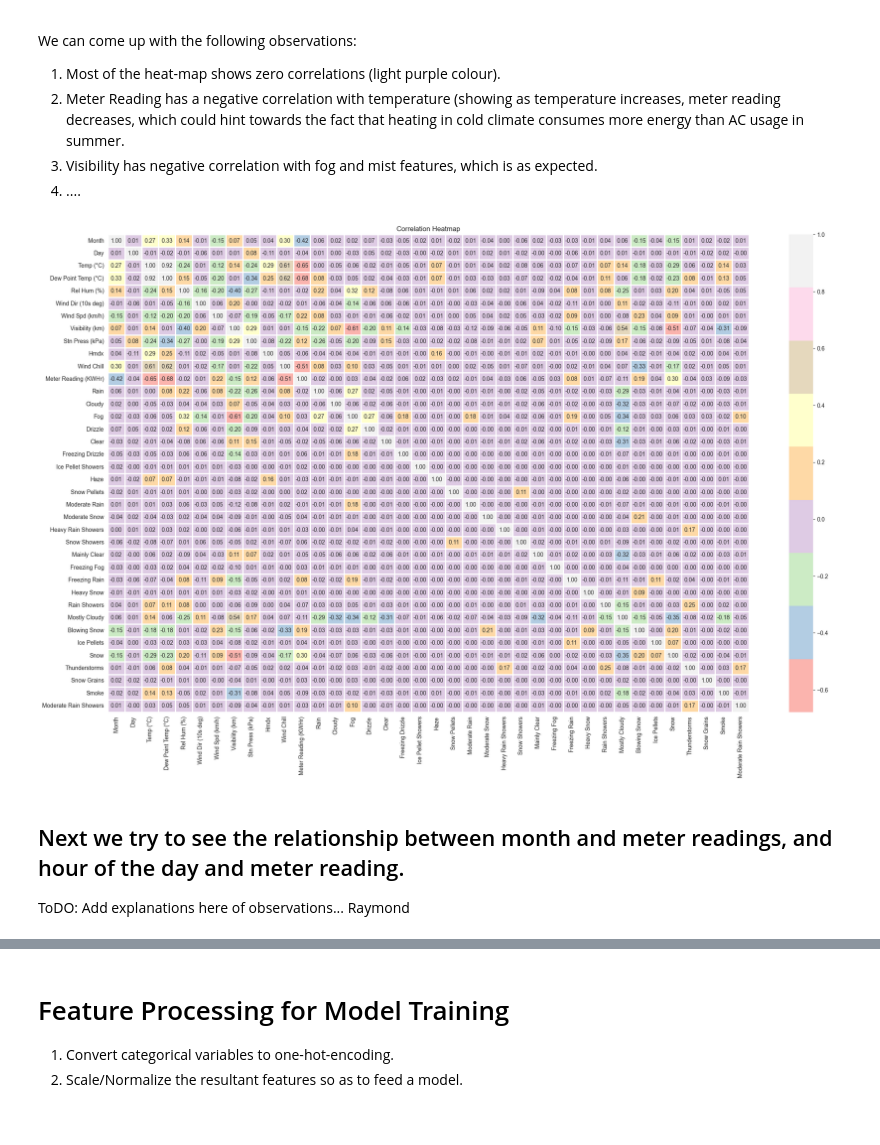
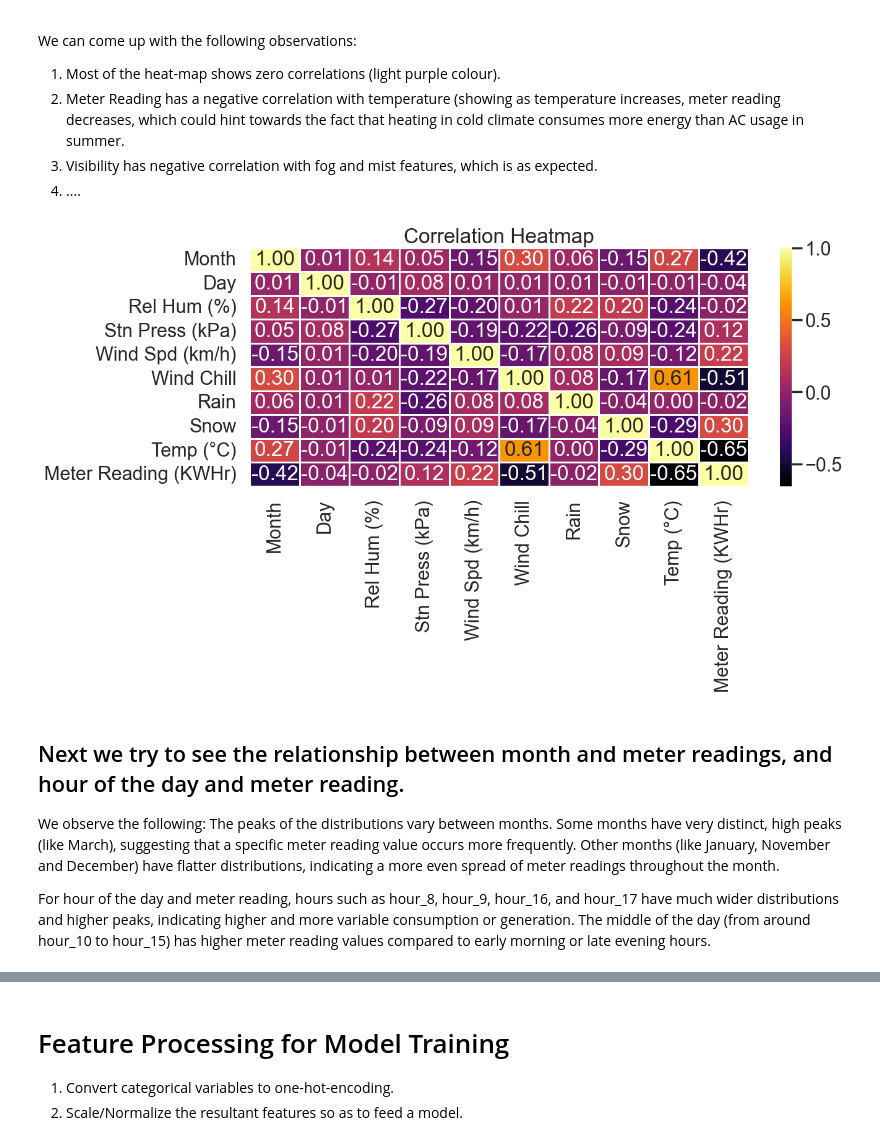
Before and after one commit to edwinthomas444/smart-grid-predictors, a Jupyter notebook: E2E_ML_pipeline.ipynb, the cells around one changed output, grey strips where cells are left out. Cells and saved outputs as stored; diff of their text form; code cells hidden in the pictures.

```diff
--- a/E2E_ML_pipeline.ipynb
+++ b/E2E_ML_pipeline.ipynb
@@ -224,6 +224,8 @@ eda_df = pd.read_csv("Data/eda_newData.csv")
 We observe the following: Firstly all the meter readings from 200 to 600KWHr corresponds to temperatures in the range of -20 to +30 degree Celcius. A higher density of samples have an electricity consumtion of 500kWhr corresponding to 0 degrees when it snows, in addition to 300kWhr or 400KWHr when it does not snow. The fluctuations could be due to other variables/features that also influence the readings.
 # %%
 # bivariate analysis with hue
+sns.set_context("poster")
 sns.set_style('darkgrid')
 sns.kdeplot(data=eda_df, x="Meter Reading (KWHr)", y="Temp (°C)", hue="Snow", fill=True)
+plt.savefig('Plots/kde.png', dpi=300, bbox_inches='tight')
 # %% [output]
@@ -268,14 +271,18 @@ We can come up with the following observations:
 4. ....
 # %%
 # multivariate correlation between all variables
-plt.figure(figsize=(25, 15))
-sns.heatmap(eda_df.corr(), annot=True, fmt='.2f', cmap='Pastel1', linewidths=2)
+plt.figure(figsize=(13, 5))
+eda_hm_df = eda_df[["Month","Day","Rel Hum (%)","Stn Press (kPa)","Wind Spd (km/h)","Wind Chill","Rain","Snow","Temp (°C)","Meter Reading (KWHr)"]]
+sns.heatmap(eda_hm_df.corr(), annot=True, fmt='.2f', cmap='inferno', linewidths=2)
 plt.title('Correlation Heatmap')
+plt.savefig('Plots/heatmap.png', dpi=300, bbox_inches='tight')
 plt.show()
 # %% [output]
-[figure, old version]
+[figure, new version]
 # %% [markdown]
 ## Next we try to see the relationship between month and meter readings, and hour of the day and meter reading.
 
-ToDO: Add explanations here of observations... Raymond
+We observe the following: The peaks of the distributions vary between months. Some months have very distinct, high peaks (like March), suggesting that a specific meter reading value occurs more frequently. Other months (like January, November and December) have flatter distributions, indicating a more even spread of meter readings throughout the month.
+
+For hour of the day and meter reading, hours such as hour_8, hour_9, hour_16, and hour_17 have much wider distributions and higher peaks, indicating higher and more variable consumption or generation. The middle of the day (from around hour_10 to hour_15) has higher meter reading values compared to early morning or late evening hours.
 # %%
```
Also changed, not shown: parts of 11 cells of this notebook, 10 other files.
